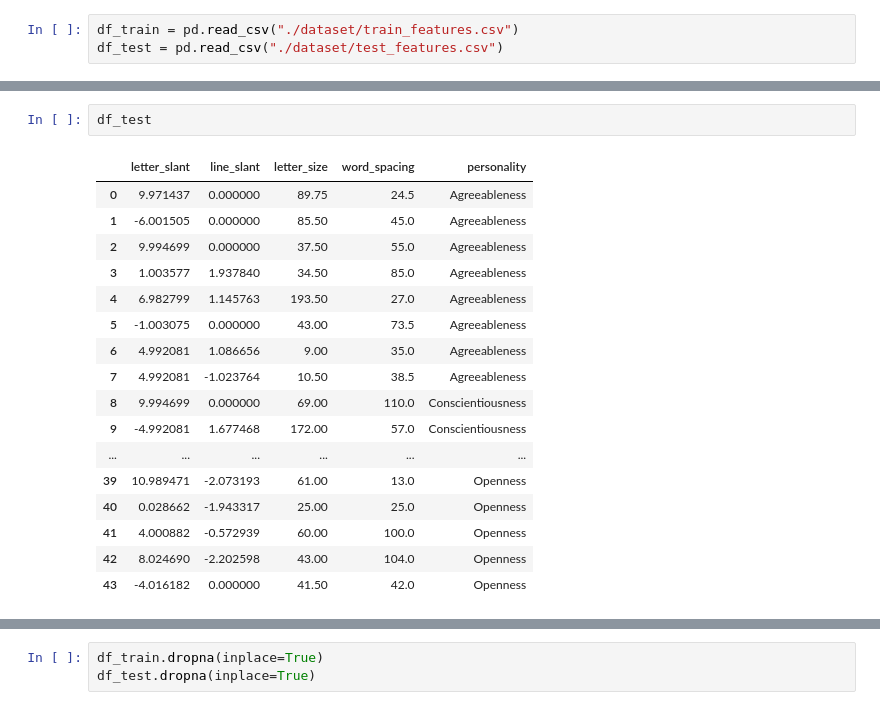
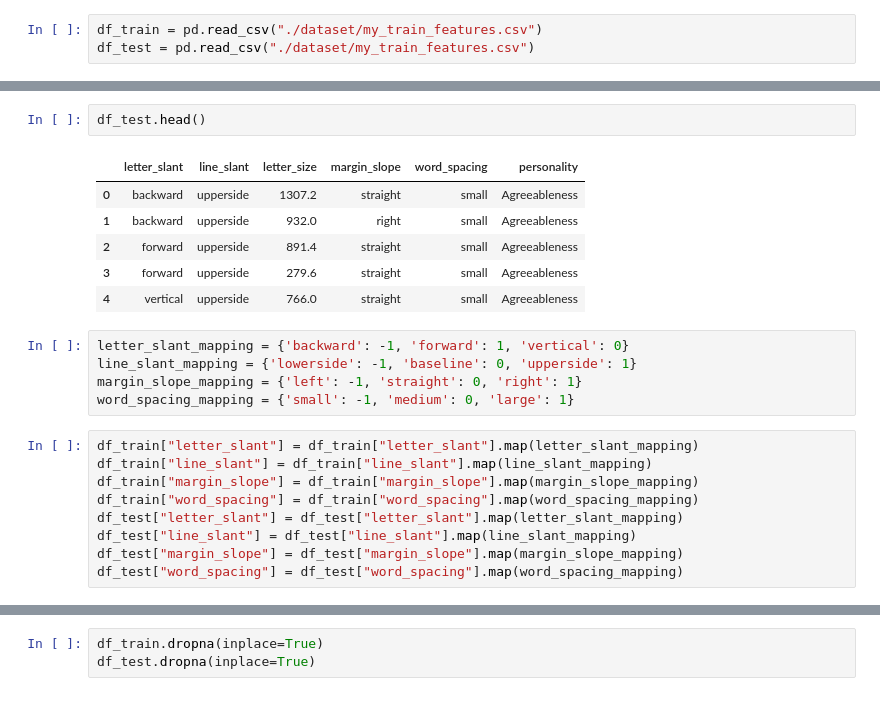
Before and after one commit to subhadip6869/Personality_Prediction, a Jupyter notebook: personality_decisiontree.ipynb, the cells around one changed output, grey strips where cells are left out. Saved outputs shown, nothing was run; the diff lists cells and outputs as text.

```diff
--- a/personality_decisiontree.ipynb
+++ b/personality_decisiontree.ipynb
@@ -7,4 +8,4 @@ import sys
 # %%
-df_train = pd.read_csv("./dataset/train_features.csv")
-df_test = pd.read_csv("./dataset/test_features.csv")
+df_train = pd.read_csv("./dataset/my_train_features.csv")
+df_test = pd.read_csv("./dataset/my_train_features.csv")
 # %%
@@ -26,20 +20,23 @@ df_train
 # %%
-df_test
+df_test.head()
 # %% [output]
-|  | letter_slant | line_slant | letter_size | word_spacing | personality |
-| 0 | 9.971437 | 0.000000 | 89.75 | 24.5 | Agreeableness |
-| 1 | -6.001505 | 0.000000 | 85.50 | 45.0 | Agreeableness |
-| 2 | 9.994699 | 0.000000 | 37.50 | 55.0 | Agreeableness |
-| 3 | 1.003577 | 1.937840 | 34.50 | 85.0 | Agreeableness |
-| 4 | 6.982799 | 1.145763 | 193.50 | 27.0 | Agreeableness |
-| 5 | -1.003075 | 0.000000 | 43.00 | 73.5 | Agreeableness |
-| 6 | 4.992081 | 1.086656 | 9.00 | 35.0 | Agreeableness |
-| 7 | 4.992081 | -1.023764 | 10.50 | 38.5 | Agreeableness |
-| 8 | 9.994699 | 0.000000 | 69.00 | 110.0 | Conscientiousness |
-| 9 | -4.992081 | 1.677468 | 172.00 | 57.0 | Conscientiousness |
-| ... | ... | ... | ... | ... | ... |
-| 39 | 10.989471 | -2.073193 | 61.00 | 13.0 | Openness |
-| 40 | 0.028662 | -1.943317 | 25.00 | 25.0 | Openness |
-| 41 | 4.000882 | -0.572939 | 60.00 | 100.0 | Openness |
-| 42 | 8.024690 | -2.202598 | 43.00 | 104.0 | Openness |
-| 43 | -4.016182 | 0.000000 | 41.50 | 42.0 | Openness |
+|  | letter_slant | line_slant | letter_size | margin_slope | word_spacing | personality |
+| 0 | backward | upperside | 1307.2 | straight | small | Agreeableness |
+| 1 | backward | upperside | 932.0 | right | small | Agreeableness |
+| 2 | forward | upperside | 891.4 | straight | small | Agreeableness |
+| 3 | forward | upperside | 279.6 | straight | small | Agreeableness |
+| 4 | vertical | upperside | 766.0 | straight | small | Agreeableness |
+# %%
+letter_slant_mapping = {'backward': -1, 'forward': 1, 'vertical': 0}
+line_slant_mapping = {'lowerside': -1, 'baseline': 0, 'upperside': 1}
+margin_slope_mapping = {'left': -1, 'straight': 0, 'right': 1}
+word_spacing_mapping = {'small': -1, 'medium': 0, 'large': 1}
+# %%
+df_train["letter_slant"] = df_train["letter_slant"].map(letter_slant_mapping)
+df_train["line_slant"] = df_train["line_slant"].map(line_slant_mapping)
+df_train["margin_slope"] = df_train["margin_slope"].map(margin_slope_mapping)
+df_train["word_spacing"] = df_train["word_spacing"].map(word_spacing_mapping)
+df_test["letter_slant"] = df_test["letter_slant"].map(letter_slant_mapping)
+df_test["line_slant"] = df_test["line_slant"].map(line_slant_mapping)
+df_test["margin_slope"] = df_test["margin_slope"].map(margin_slope_mapping)
+df_test["word_spacing"] = df_test["word_spacing"].map(word_spacing_mapping)
```
Also changed, not shown: parts of 12 cells of this notebook, 3 other files.
